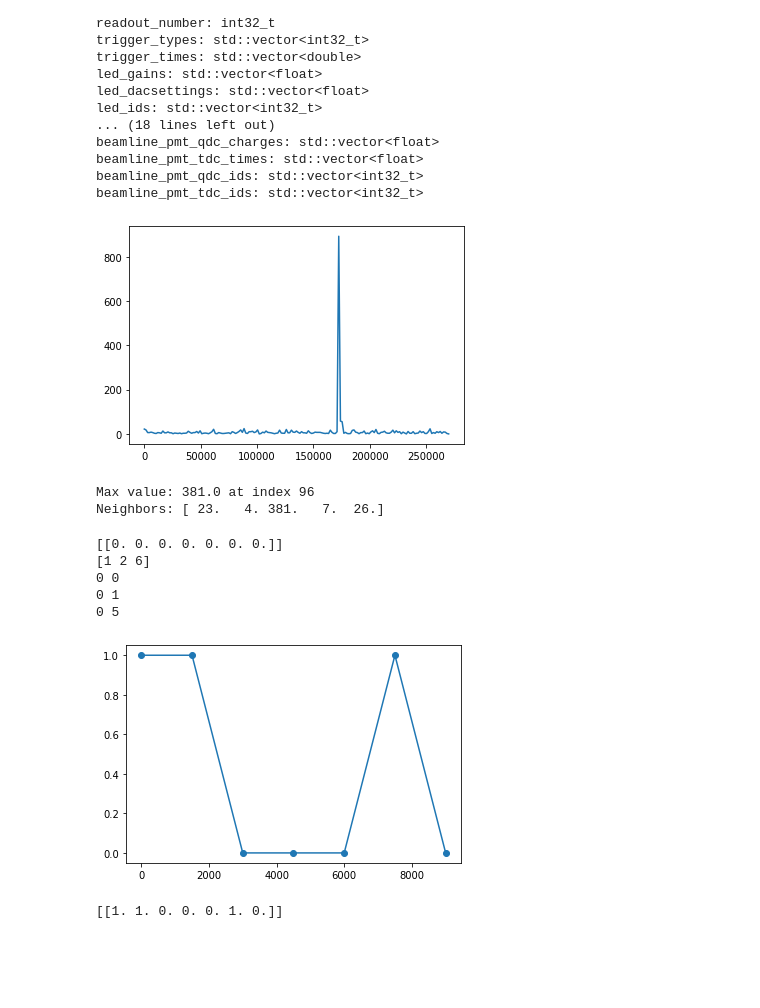
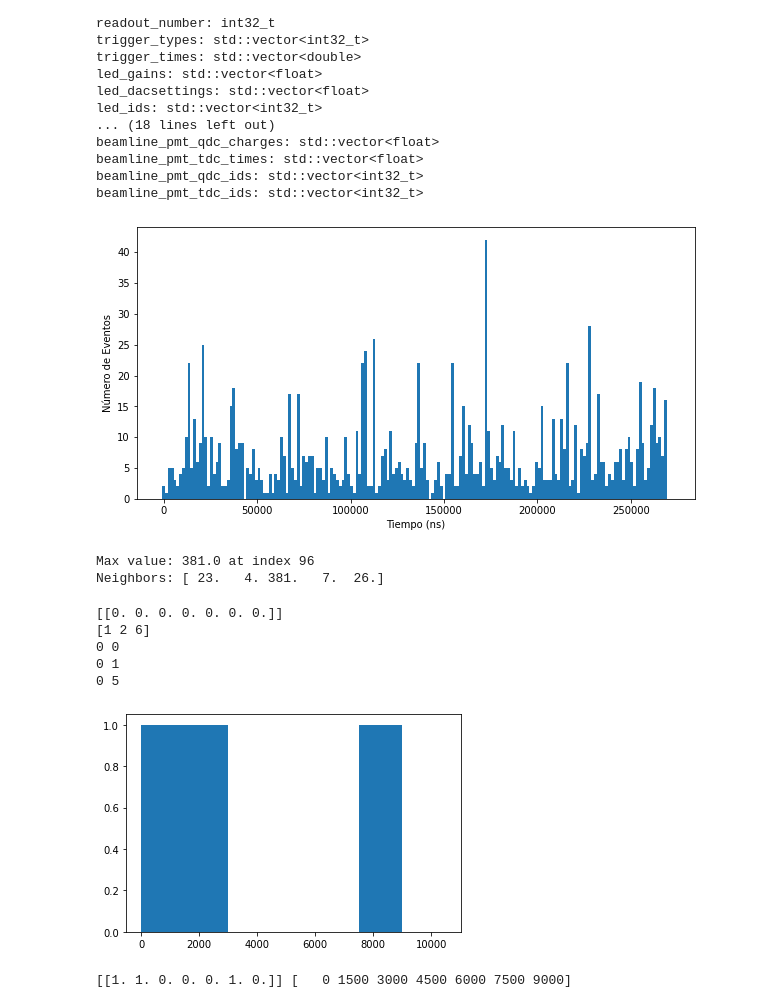
Before and after one commit to halmamol/WCTECoincidence_Analysis, a Jupyter notebook: nHits_count/jupyter_notebooks/create_nHits_dtf.ipynb, the cells around one changed output. Cells and saved outputs as stored; diff of their text form; code cells hidden in the pictures; blank space fills up the shorter version.

```diff
--- a/nHits_count/jupyter_notebooks/create_nHits_dtf.ipynb
+++ b/nHits_count/jupyter_notebooks/create_nHits_dtf.ipynb
@@ -126,11 +130,14 @@ for times, event_number in zip(times_branch, event_number_branch):
     nHits[event_number, :] = functions_nHits.count_nHits(times, range_hits, nHits[event_number, :])
 # %%
 #PARA PLOTEAR CUALQUIER EVENTO
-plt.figure()
-plt.plot(times_array, nHits[1182,::])
-plt.show()
+plt.figure(figsize=(10, 5))
+plt.bar(times_array, nHits[0,::], width=range_hits)
+plt.ylabel('Número de Eventos')
+plt.xlabel('Tiempo (ns)')
+plt.savefig("ejemplo_prompt.png")
+#plt.show()
 # %% [output]
-[figure, old version]
+[figure, new version]
 # %%
 # Example array
 arr = nHits[435,::]
@@ -184,14 +191,14 @@ for event, event_number in zip(times_branch, event_number_branch):
         nHits[event_number, int(n)-1] +=1
 
 plt.figure()
-plt.plot(times_array, nHits[0,::], marker='o')
+plt.bar(times_array, nHits[0,::], width = 1500, align='edge')
 plt.show()
-print(nHits)
+print(nHits, times_array)
 # %% [output]
 [[0. 0. 0. 0. 0. 0. 0.]]
 [1 2 6]
 0 0
 0 1
 0 5
-[figure, old version]
+[figure, new version]
-[[1. 1. 0. 0. 0. 1. 0.]]
+[[1. 1. 0. 0. 0. 1. 0.]] [   0 1500 3000 4500 6000 7500 9000]
```
Also changed, not shown: parts of 1 cell of this notebook, 5 other files.
